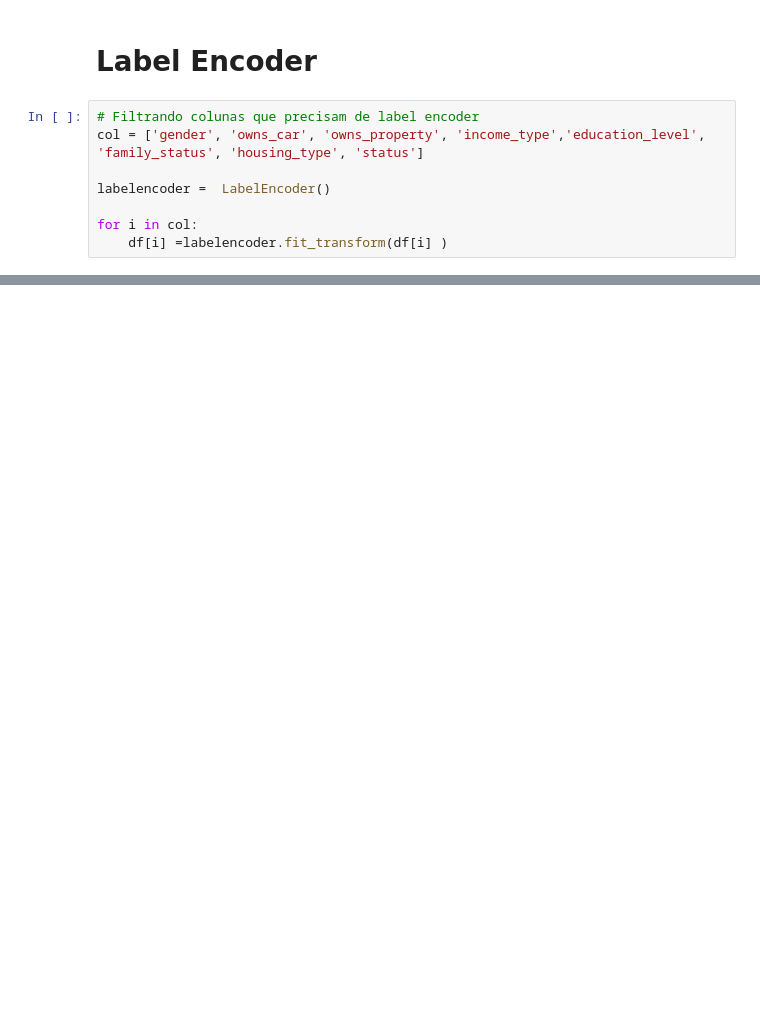
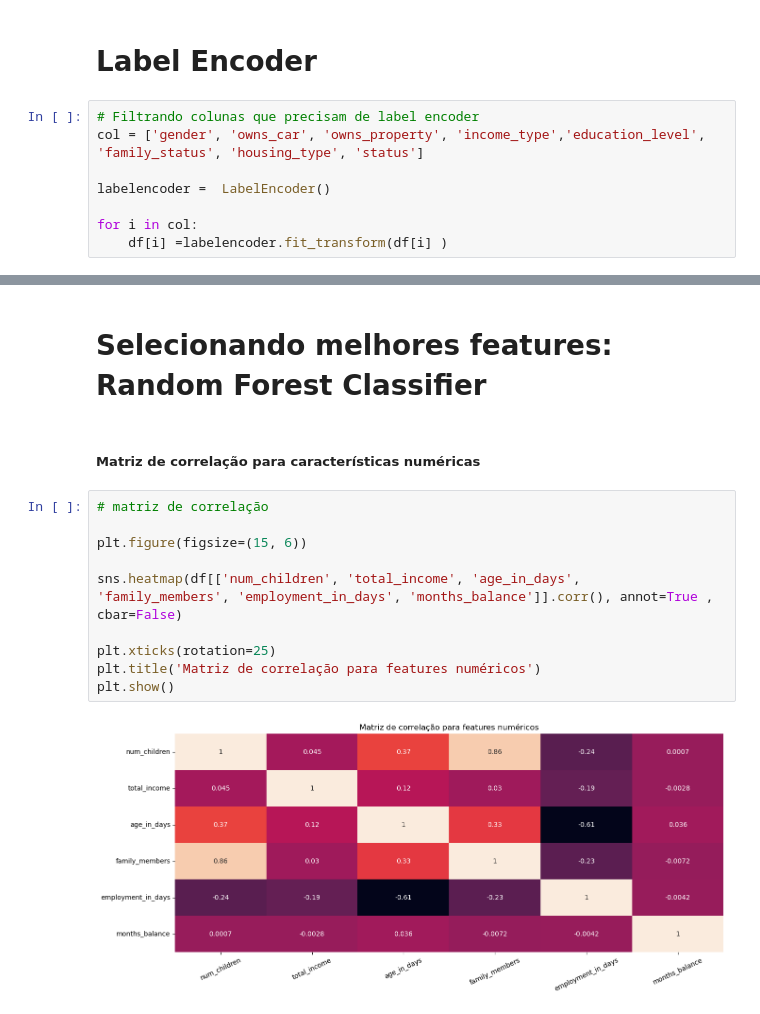
Before and after one commit to RodrigoD4v/credit-crad-risk-analysis, a Jupyter notebook: notebooks/credit_card_approval.ipynb, the cells around one changed output, grey strips where cells are left out. Saved outputs shown, nothing was run; the diff lists cells and outputs as text; blank space fills up the shorter version.

Commit message:
Selecionando melhores features para o modelo

```diff
--- a/notebooks/credit_card_approval.ipynb
+++ b/notebooks/credit_card_approval.ipynb
@@ -996,3 +996,19 @@ df.head()
 | 2 | 5008804 | 1 | 1 | 1 | -0.590317 | -0.168401 | 4 | 1 | ... |
 | 3 | 5008804 | 1 | 1 | 1 | -0.590317 | -0.168401 | 4 | 1 | ... |
 | 4 | 5008804 | 1 | 1 | 1 | -0.590317 | -0.168401 | 4 | 1 | ... |
+# %% [markdown]
+# Selecionando melhores features: Random Forest Classifier
+# %% [markdown]
+##### Matriz de correlação para características numéricas
+# %%
+# matriz de correlação
+
+plt.figure(figsize=(15, 6))
+
+sns.heatmap(df[['num_children', 'total_income', 'age_in_days',  'family_members', 'employment_in_days', 'months_balance']].corr(), annot=True , cbar=False)
+
+plt.xticks(rotation=25)
+plt.title('Matriz de correlação para features numéricos')
+plt.show()
+# %% [output]
+[figure, added]
```
Also changed, not shown: parts of 3 cells of this notebook.
